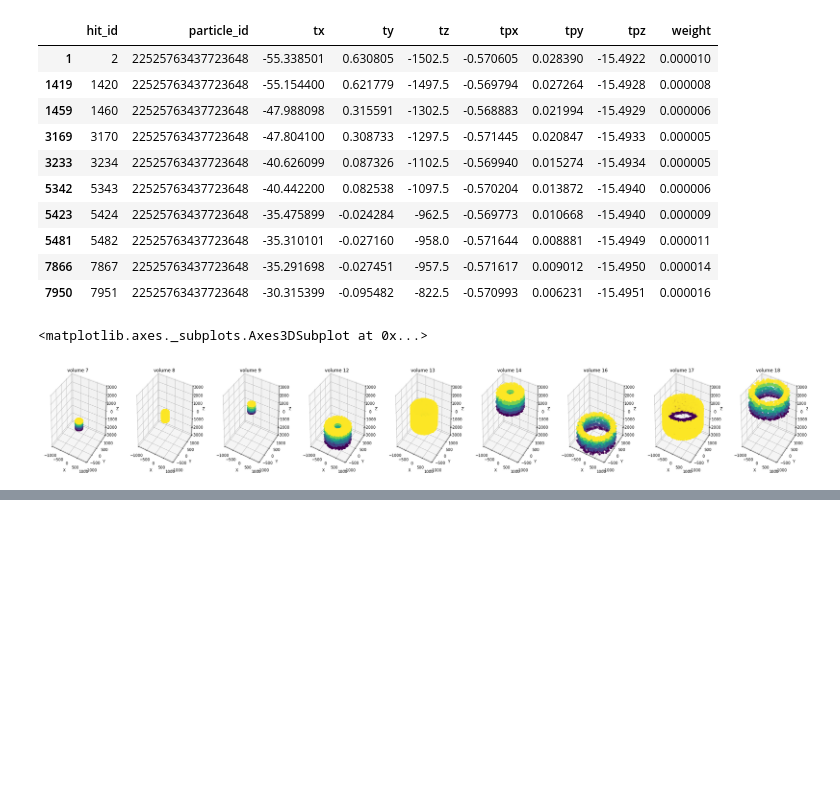
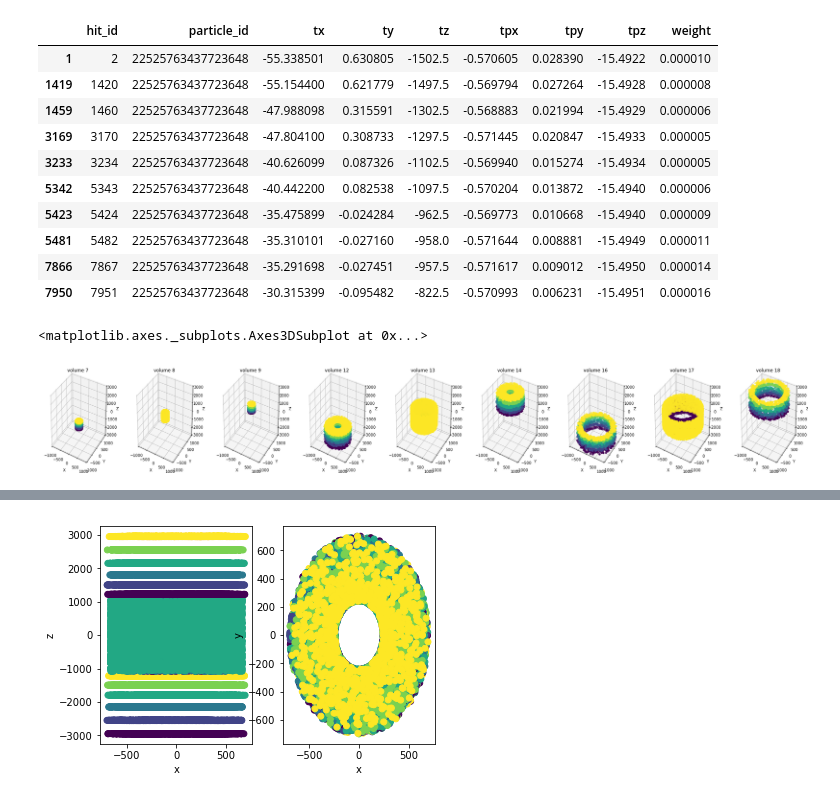
Before and after one commit to cxz/notebooks, a Jupyter notebook: trackml/eda.ipynb, the cells around one changed output, grey strips where cells are left out. Cells and saved outputs as stored; diff of their text form; code cells hidden in the pictures; blank space fills up the shorter version.

```diff
--- a/trackml/eda.ipynb
+++ b/trackml/eda.ipynb
@@ -145,0 +162,4 @@ plot_volumes(df)
+# %%
+plot_xz(df[df.volume_id.isin([12,13,14])])
+# %% [output]
+[figure, added]
```
Also changed, not shown: parts of 3 cells of this notebook.
